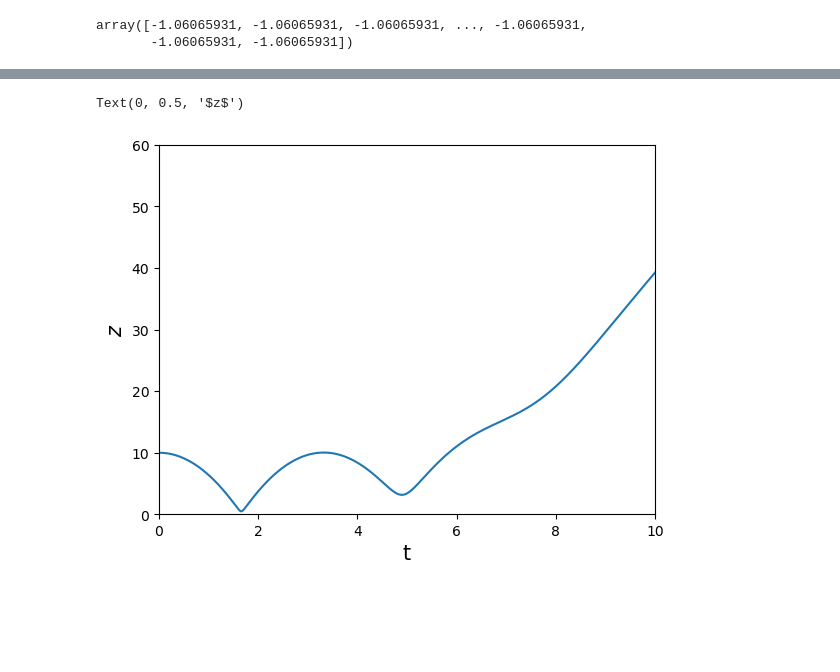
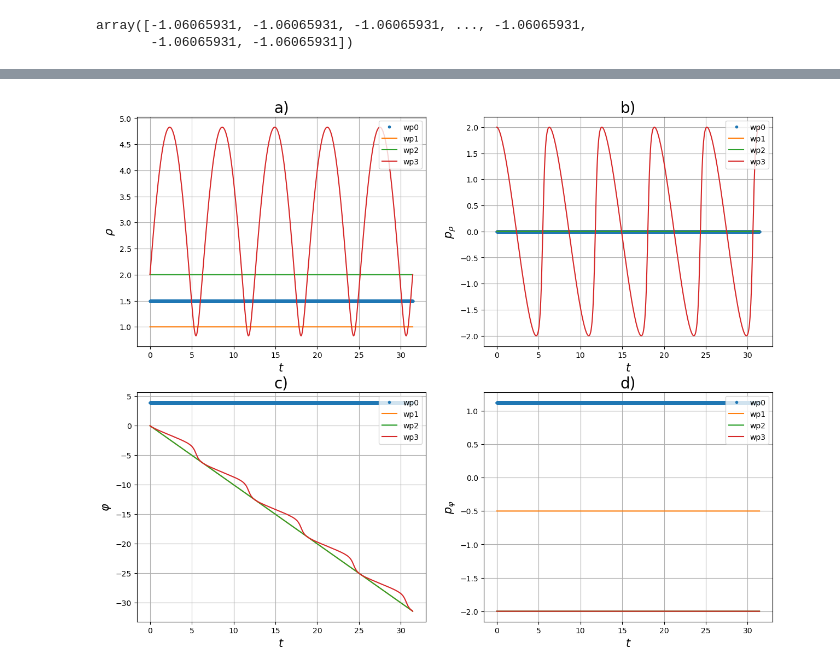
Before and after one commit to Michau-H/theoretical-physics, a Jupyter notebook: lab3_pole_magnetyczne/wyniki/lab3_czytanie.ipynb, the cells around one changed output, grey strips where cells are left out. Cells and saved outputs as stored; diff of their text form; code cells hidden in the pictures.

```diff
--- a/lab3_pole_magnetyczne/wyniki/lab3_czytanie.ipynb
+++ b/lab3_pole_magnetyczne/wyniki/lab3_czytanie.ipynb
@@ -44,7 +44,7 @@ p_r = []
 p_phi = []
 p_z = []
 E = []
-for i in range(4):
+for i in range(5):
     t.append(data[i][0])
     r.append(data[i][1])
     phi.append(data[i][2])
@@ -57,7 +57,7 @@ for i in range(4):
 # %%
 x = []
 y = []
-for i in range(4) :
+for i in range(5) :
     x.append(r[i]*np.cos(phi[i]))
     y.append(r[i]*np.sin(phi[i]))
 # %%
@@ -126,15 +101,56 @@ plt.show()
 # %%
+plt.figure(figsize=(15,12))
 
-phi_value = [4,45,90,135,175]
-for j in range(1,2):
-    label = fr'$\phi = {phi_value[i]}^\circ$'
-    plt.plot(t[i],z[i], label=label)
-plt.xlabel('t\n\n', fontsize=fs)
-plt.xlim(0,10)
-plt.ylim(0,60)
-plt.ylabel(r'$z$', fontsize=fs)
-# plt.legend(loc='upper right')
+plt.subplot(2,2,1)
+label = fr'wp{0}'
+plt.plot(t[0],r[0], '.', label=label)
+for i in range(1,4):
+    label = fr'wp{i}'
+    plt.plot(t[i],r[i], label=label)
+plt.title("a)", fontsize=fs+5)
+plt.xlabel(r'$t$', fontsize=fs)
+plt.ylabel(r'$\rho$', fontsize=fs)
+plt.grid()
+plt.legend(loc='upper right')
 # plt.show()
+
+plt.subplot(2,2,2)
+label = fr'wp{0}'
+plt.plot(t[0],p_r[0], '.', label=label)
+for i in range(1,4):
+    label = fr'wp{i}'
+    plt.plot(t[i],p_r[i], label=label)
+plt.title("b)", fontsize=fs+5)
+plt.xlabel(r'$t$', fontsize=fs)
+plt.ylabel(r'$p_\rho$', fontsize=fs)
+plt.grid()
+plt.legend(loc='upper right')
+# plt.show()
+
+plt.subplot(2,2,3)
+label = fr'wp{0}'
+plt.plot(t[0],phi[0], '.', label=label)
+for i in range(1,4):
+    label = fr'wp{i}'
+    plt.plot(t[i],phi[i], label=label)
+plt.title("\nc)", fontsize=fs+5)
+plt.xlabel(r'$t$', fontsize=fs)
+plt.ylabel(r'$\varphi$', fontsize=fs)
+plt.grid()
+plt.legend(loc='upper right')
+# plt.show()
+
+plt.subplot(2,2,4)
+label = fr'wp{0}'
+plt.plot(t[0],p_phi[0], '.', label=label)
+for i in range(1,4):
+    label = fr'wp{i}'
+    plt.plot(t[i],p_phi[i], label=label)
+plt.title("\nd)", fontsize=fs+5)
+plt.xlabel(r'$t$', fontsize=fs)
+plt.ylabel(r'$p_\varphi$', fontsize=fs)
+plt.legend(loc='upper right')
+plt.grid()
+plt.show()
 # %% [output]
-Text(0, 0.5, '$z$')
-[figure, old version]
+[figure, new version]
```
Also changed, not shown: parts of 8 cells of this notebook, 40 other files.
